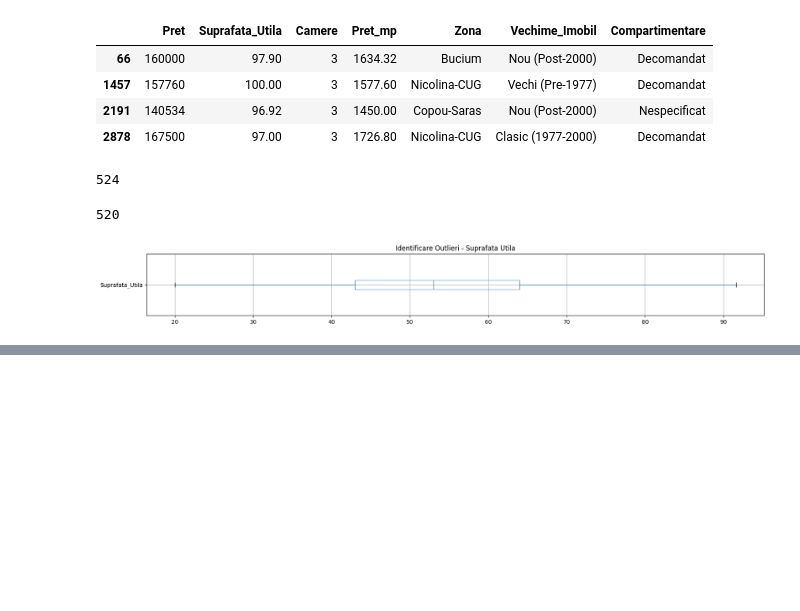
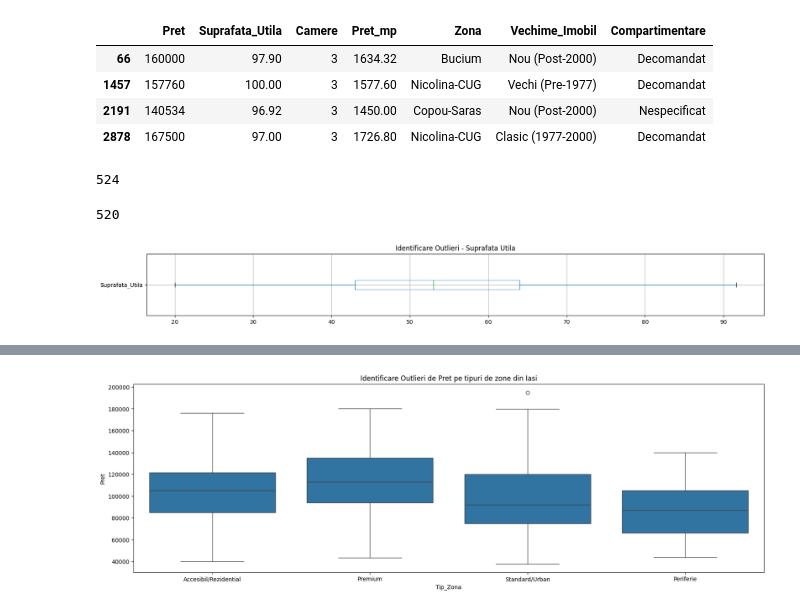
Before and after one commit to BejenaruIoanMatei/iasi-housing-market-analysis, a Jupyter notebook: notebooks/2_data_cleaning_etl.ipynb, the cells around one changed output, grey strips where cells are left out. Drawn from its saved outputs; the diff is of its cells as text; code cells hidden in the pictures; blank space fills up the shorter version.

```diff
--- a/notebooks/2_data_cleaning_etl.ipynb
+++ b/notebooks/2_data_cleaning_etl.ipynb
@@ -1257,0 +1308,12 @@ df.to_csv("../data/processed/clean_data.csv")
+# %%
+def tip_de_zona(zona):
+    if zona in ['Copou-Saras', 'Centru-Civic']:
+        return 'Premium'
+    elif zona in ['Tatarasi-Tudor', 'Podu-Ros-Cantemir', 'Pacurari-Canta', 'Alexandru-Dacia']:
+        return 'Standard/Urban'
+    elif zona in ['Nicolina-CUG', 'Galata-Frumoasa']:
+        return 'Accesibil/Rezidential'
+    else:
+        return 'Periferie'
+
+df['Tip_Zona'] = df['Zona'].apply(tip_de_zona)
@@ -1257,0 +1361,7 @@ df.to_csv("../data/processed/clean_data.csv")
+# %%
+plt.figure(figsize=(20,6))
+sns.boxplot(data=df, x='Tip_Zona', y='Pret')
+plt.title('Identificare Outlieri de Pret pe tipuri de zone din Iasi')
+plt.show()
+# %% [output]
+[figure, added]
```
Also changed, not shown: parts of 11 cells of this notebook.
